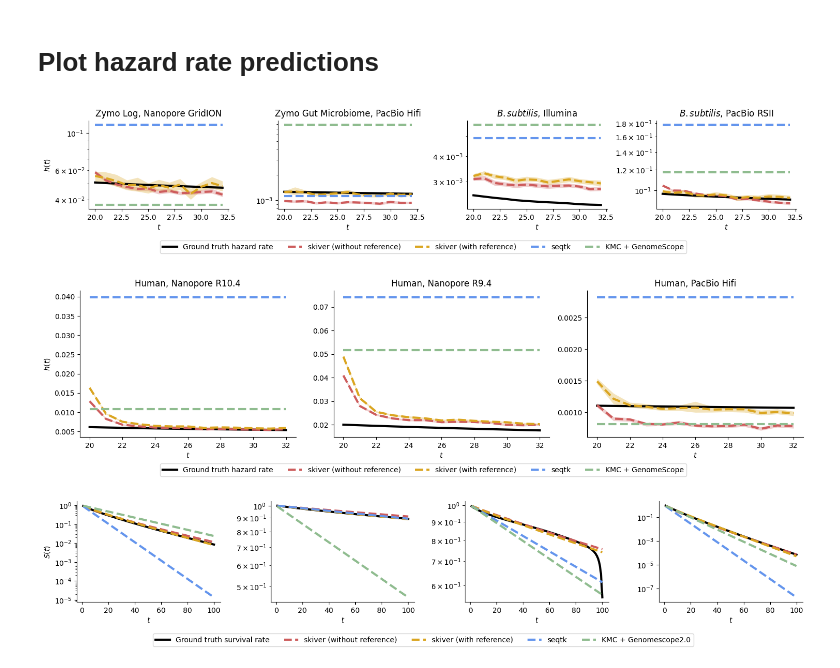
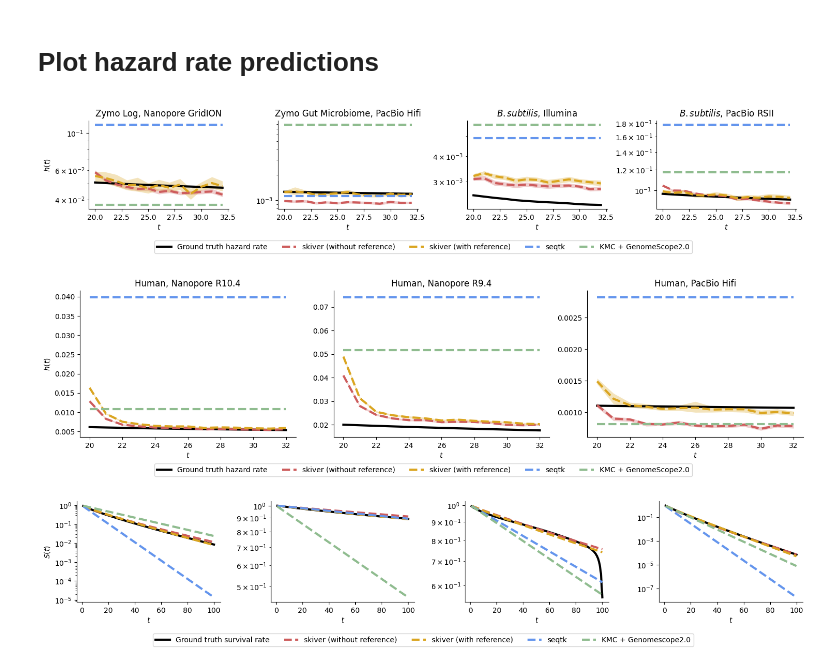
Before and after one commit to GZHoffie/skiver-test, a Jupyter notebook: experiments/counting_error_free_kmers/plot_results.ipynb, the cells around one changed output. Drawn from its saved outputs; the diff is of its cells as text; code cells hidden in the pictures.

Commit message:
GenomeScope -> GenomeScope2.0 in plots

```diff
--- a/experiments/counting_error_free_kmers/plot_results.ipynb
+++ b/experiments/counting_error_free_kmers/plot_results.ipynb
@@ -493,39 +493,39 @@ for i in range(len(kmer_hit_rate_csv)):
     #axes[i].plot(plot_range, [1 - mapping_results[i]] * len(plot_range), linewidth=2, linestyle='--', color='C4', label='Reported Mapping Identity')
 
     axes[i].plot(plot_range, [q_score_to_error_rate(q_score_results[i])] * len(plot_range), linewidth=3, linestyle='--', color='cornflowerblue', label='seqtk')
-    axes[i].plot(plot_range, [kmer_error_to_error_rate(kmer_results[i])] * len(plot_range), linewidth=3, linestyle='--', color='darkseagreen', label='KMC + GenomeScope')
+    axes[i].plot(plot_range, [kmer_error_to_error_rate(kmer_results[i])] * len(plot_range), linewidth=3, linestyle='--', color='darkseagreen', label='KMC + GenomeScope2.0')
 
 
 
     axes[i].set_yscale('log')
     #axes[i].set_xscale('log')
 
 
 
     axes[i].tick_params(axis='both')
 
     axes[i].set_title(labels[i])
     #axes[i].set_ylim(bottom=0)
 
     axes[i].set_xlabel('$t$')
     if i  == 0:
         axes[i].set_ylabel('$h(t)$')
     #axes[i].legend()
     #axes[i].legend()
 
 plt.tight_layout()
 handles, labels = axes[0].get_legend_handles_labels()
 
 # Add the legend to the bottom of the figure
 fig.legend(handles, labels, loc='lower center', ncol=5)
 fig.subplots_adjust(wspace=0.35, bottom=0.3)
 
 
 #plt.savefig("../../figures/metagenomic_hazard_rate_comparison_with_all.pdf")
 plt.savefig("../../figures/metagenomic_hazard_rate_comparison.svg")
 #plt.ylim(0, 0.05)
 # %% [output]
-[figure, old version]
+[figure, new version]
 # %%
 import pandas as pd
 import numpy as np
@@ -652,7 +652,7 @@ for i in range(len(kmer_hit_rate_csv)):
     #axes[i].plot(plot_range, [1 - mapping_results[i]] * len(plot_range), linewidth=2, linestyle='--', color='C4', label='Reported Mapping Identity')
 
     axes[i].plot(plot_range, [q_score_to_error_rate(q_score_results[i])] * len(plot_range), linewidth=3, linestyle='--', color='cornflowerblue', label='seqtk')
-    axes[i].plot(plot_range, [kmer_error_to_error_rate(kmer_results[i])] * len(plot_range), linewidth=3, linestyle='--', color='darkseagreen', label='KMC + GenomeScope')
+    axes[i].plot(plot_range, [kmer_error_to_error_rate(kmer_results[i])] * len(plot_range), linewidth=3, linestyle='--', color='darkseagreen', label='KMC + GenomeScope2.0')
 
 
     #axes[i].set_yscale('log')
@@ -684,7 +684,7 @@ fig.subplots_adjust(bottom=0.2)
 plt.savefig("../../figures/human_hazard_rate_comparison.pdf")
 #plt.ylim(0, 0.05)
 # %% [output]
-[figure, old version]
+[figure, new version]
 # %%
 import pandas as pd
 import numpy as np
```
Also changed, not shown: 5 other files.
